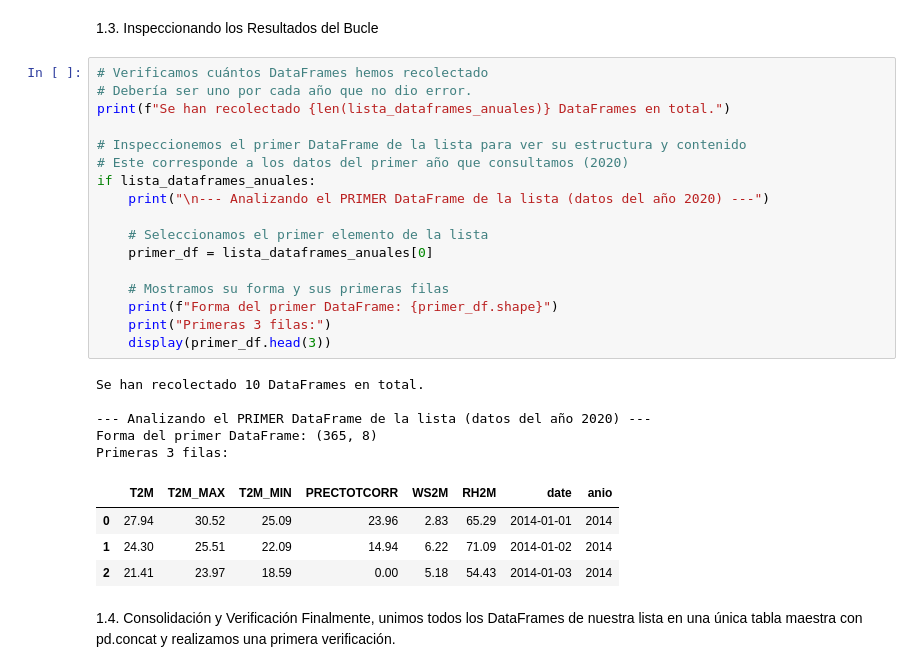
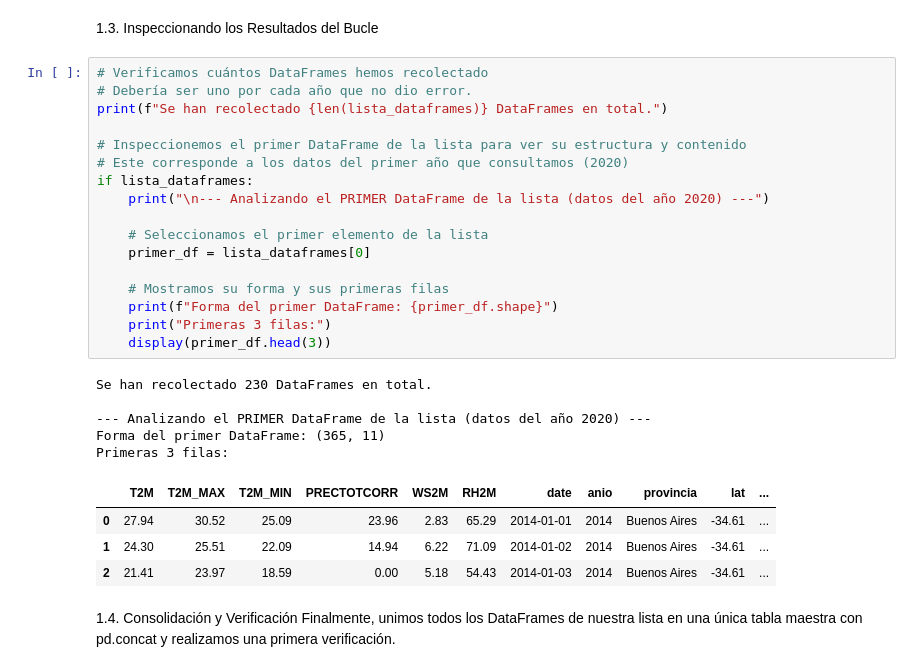
Before and after one commit to IvanSerem/ds2-proyecto-agricola, a Jupyter notebook: DataScienceII.ipynb, the cells around one changed output. Cells and saved outputs as stored; diff of their text form.

```diff
--- a/DataScienceII.ipynb
+++ b/DataScienceII.ipynb
@@ -140,30 +140,30 @@ for provincia, (lat, lon) in provincias.items():
 # %%
 # Verificamos cuántos DataFrames hemos recolectado
 # Debería ser uno por cada año que no dio error.
-print(f"Se han recolectado {len(lista_dataframes_anuales)} DataFrames en total.")
+print(f"Se han recolectado {len(lista_dataframes)} DataFrames en total.")
 
 # Inspeccionemos el primer DataFrame de la lista para ver su estructura y contenido
 # Este corresponde a los datos del primer año que consultamos (2020)
-if lista_dataframes_anuales:
+if lista_dataframes:
     print("\n--- Analizando el PRIMER DataFrame de la lista (datos del año 2020) ---")
 
     # Seleccionamos el primer elemento de la lista
-    primer_df = lista_dataframes_anuales[0]
+    primer_df = lista_dataframes[0]
 
     # Mostramos su forma y sus primeras filas
     print(f"Forma del primer DataFrame: {primer_df.shape}")
     print("Primeras 3 filas:")
     display(primer_df.head(3))
 # %% [output]
-Se han recolectado 10 DataFrames en total.
+Se han recolectado 230 DataFrames en total.
 
 --- Analizando el PRIMER DataFrame de la lista (datos del año 2020) ---
-Forma del primer DataFrame: (365, 8)
+Forma del primer DataFrame: (365, 11)
 Primeras 3 filas:
-|  | T2M | T2M_MAX | T2M_MIN | PRECTOTCORR | WS2M | RH2M | date | anio |
-| 0 | 27.94 | 30.52 | 25.09 | 23.96 | 2.83 | 65.29 | 2014-01-01 | 2014 |
-| 1 | 24.30 | 25.51 | 22.09 | 14.94 | 6.22 | 71.09 | 2014-01-02 | 2014 |
-| 2 | 21.41 | 23.97 | 18.59 | 0.00 | 5.18 | 54.43 | 2014-01-03 | 2014 |
+|  | T2M | T2M_MAX | T2M_MIN | PRECTOTCORR | WS2M | RH2M | date | anio | provincia | lat | ... |
+| 0 | 27.94 | 30.52 | 25.09 | 23.96 | 2.83 | 65.29 | 2014-01-01 | 2014 | Buenos Aires | -34.61 | ... |
+| 1 | 24.30 | 25.51 | 22.09 | 14.94 | 6.22 | 71.09 | 2014-01-02 | 2014 | Buenos Aires | -34.61 | ... |
+| 2 | 21.41 | 23.97 | 18.59 | 0.00 | 5.18 | 54.43 | 2014-01-03 | 2014 | Buenos Aires | -34.61 | ... |
 # %% [markdown]
 1.4. Consolidación y Verificación Finalmente, unimos todos los DataFrames de nuestra lista en una única tabla maestra con pd.concat y realizamos una primera verificación.
 # %%
```
Also changed, not shown: parts of 20 cells of this notebook.
